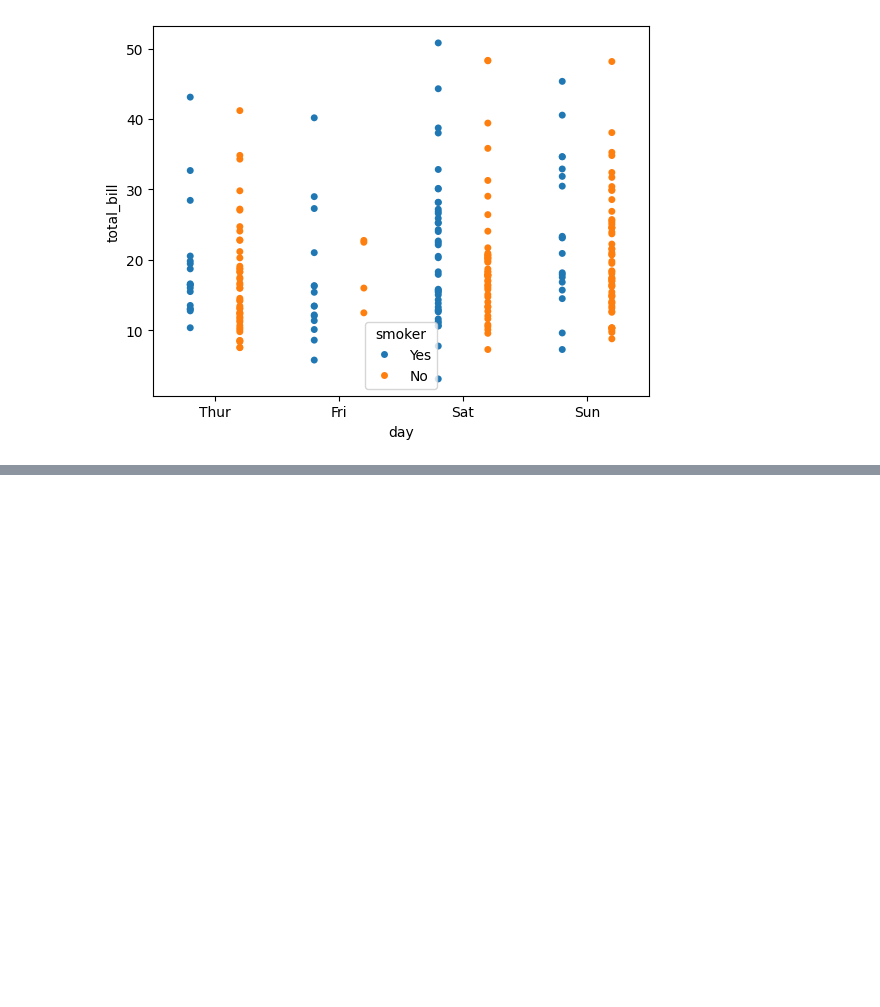
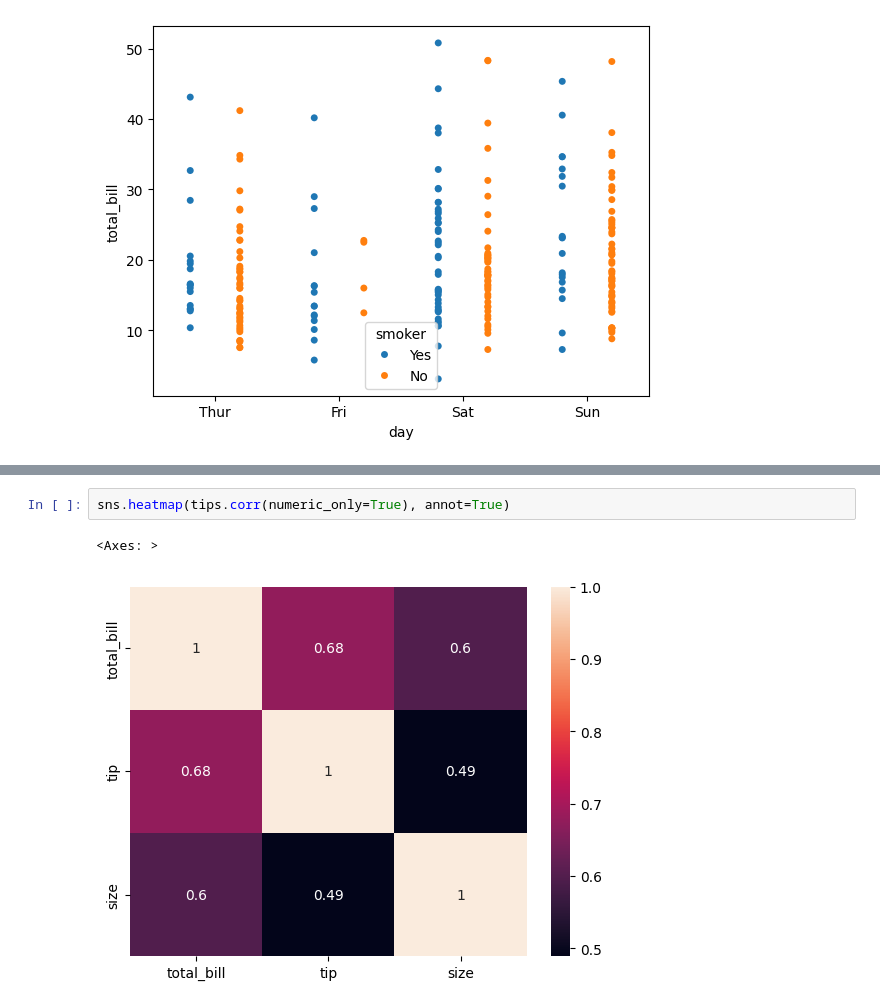
Before and after one commit to parth-gz/Data-Analytics-Godrej, a Jupyter notebook: seaborn.ipynb, the cells around one changed output, grey strips where cells are left out. Saved outputs shown, nothing was run; the diff lists cells and outputs as text; blank space fills up the shorter version.

```diff
--- a/seaborn.ipynb
+++ b/seaborn.ipynb
@@ -111,0 +153,5 @@ sns.stripplot(data=tips,x="day",y="total_bill",hue='smoker',dodge=True,jitter=Fa
+# %%
+sns.heatmap(tips.corr(numeric_only=True), annot=True)
+# %% [output]
+<Axes: >
+[figure, added]
```
Also changed, not shown: parts of 11 cells of this notebook.
